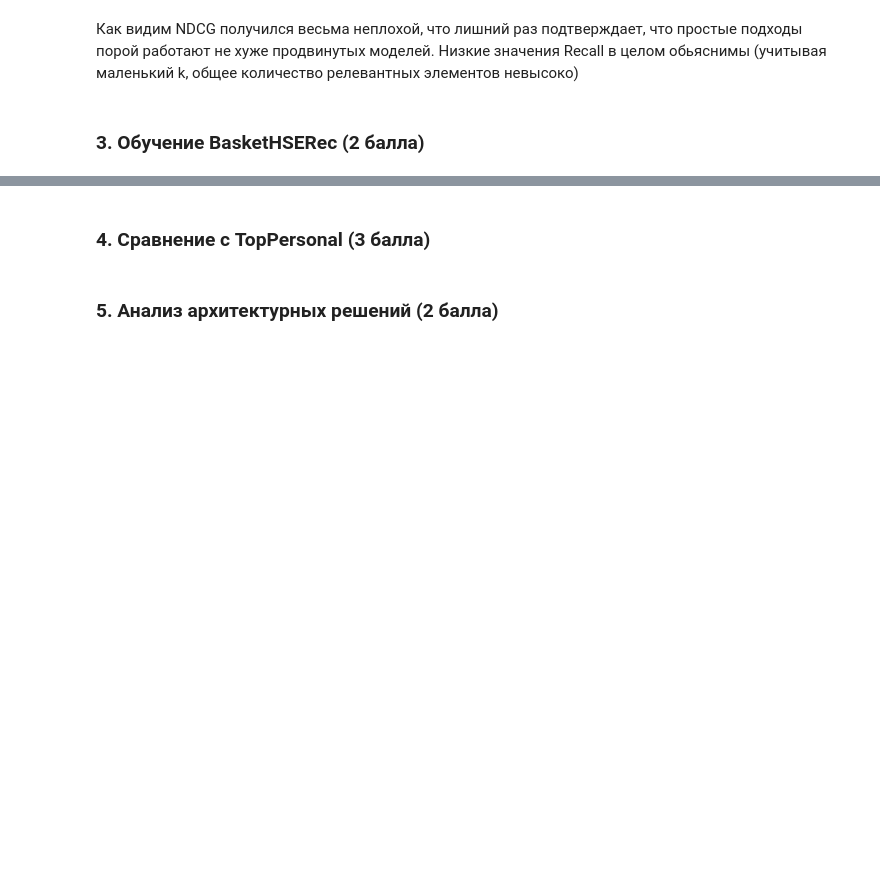
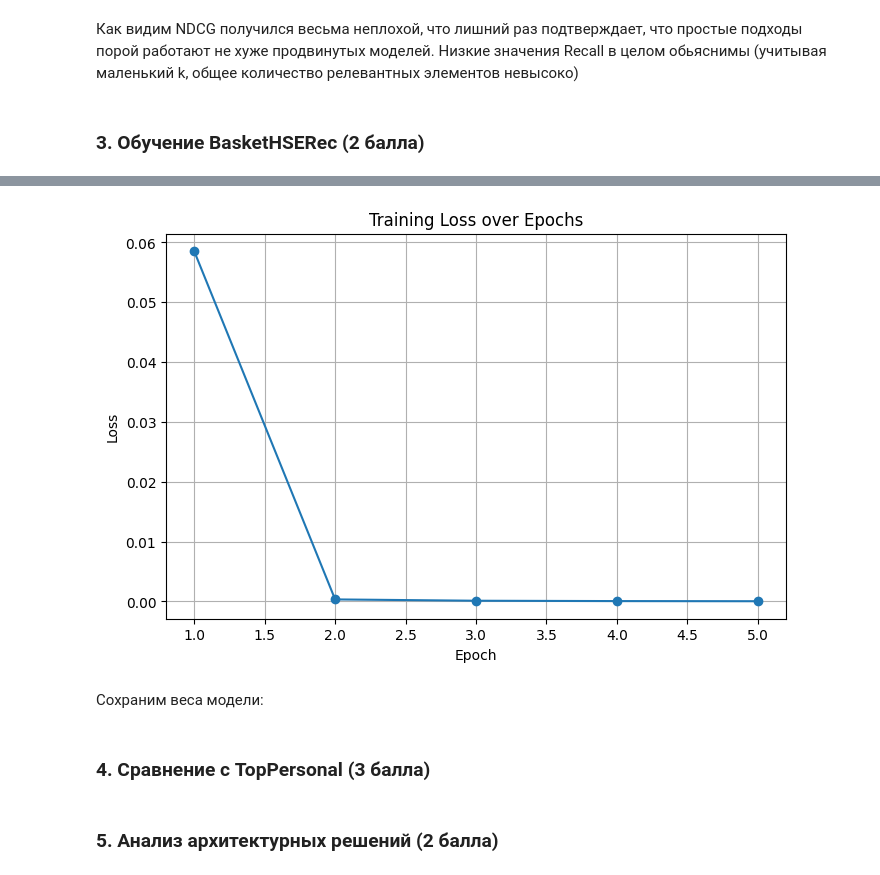
Before and after one commit to PavelMKh/HSE-AI, a Jupyter notebook: RECSYS/HSE_RecSys_HW4_Khomenko.ipynb, the cells around one changed output, grey strips where cells are left out. Drawn from its saved outputs; the diff is of its cells as text; code cells hidden in the pictures; blank space fills up the shorter version.

```diff
--- a/RECSYS/HSE_RecSys_HW4_Khomenko.ipynb
+++ b/RECSYS/HSE_RecSys_HW4_Khomenko.ipynb
@@ -405,0 +483,54 @@ def basket_loss(preds, targets, mask):
+# %%
+history_length = 10
+embed_dim = 64
+hidden_dim = 128
+batch_size = 16
+epochs = 5
+device = torch.device('cuda' if torch.cuda.is_available() else 'cpu')
+
+
+user_histories = prepare_user_histories_sparse(train_df, history_length, all_items)
+dataset = BasketDataset(user_histories, history_length)
+dataloader = DataLoader(dataset, batch_size=batch_size, shuffle=True)
+
+model = BasketHSERec(num_items=len(all_items), embed_dim=embed_dim, hidden_dim=hidden_dim, history_length=history_length)
+model.to(device)
+
+optimizer = optim.Adam(model.parameters(), lr=1e-3)
+
+loss_history = []
+
+model.train()
+for epoch in range(epochs):
+    total_loss = 0
+    with tqdm(dataloader, desc=f"Epoch {epoch+1}/{epochs}") as tepoch:
+        for batch in tepoch:
+            history = batch['history'].to(device)
+            item_ids = batch['item_ids'].to(device)
+            target = batch['target'].to(device)
+
+            mask = create_mask(target).to(device)
+
+            optimizer.zero_grad()
+            preds = model(history, item_ids)
+
+            loss = basket_loss(preds, target, mask)
+            loss.backward()
+            optimizer.step()
+
+            total_loss += loss.item()
+            avg_loss = total_loss / (tepoch.n + 1)
+            tepoch.set_postfix(loss=avg_loss)
+
+    epoch_loss = total_loss / len(dataloader)
+    loss_history.append(epoch_loss)
+    print(f"Epoch {epoch+1} finished, avg loss: {epoch_loss:.4f}")
+
+plt.figure(figsize=(8,5))
+plt.plot(range(1, epochs+1), loss_history, marker='o')
+plt.title("Training Loss over Epochs")
+plt.xlabel("Epoch")
+plt.ylabel("Loss")
+plt.grid(True)
+plt.show()
+# %% [output]
@@ -405,0 +542,3 @@ def basket_loss(preds, targets, mask):
+[figure, added]
+# %% [markdown]
+Сохраним веса модели:
```
Also changed, not shown: parts of 7 cells of this notebook.
